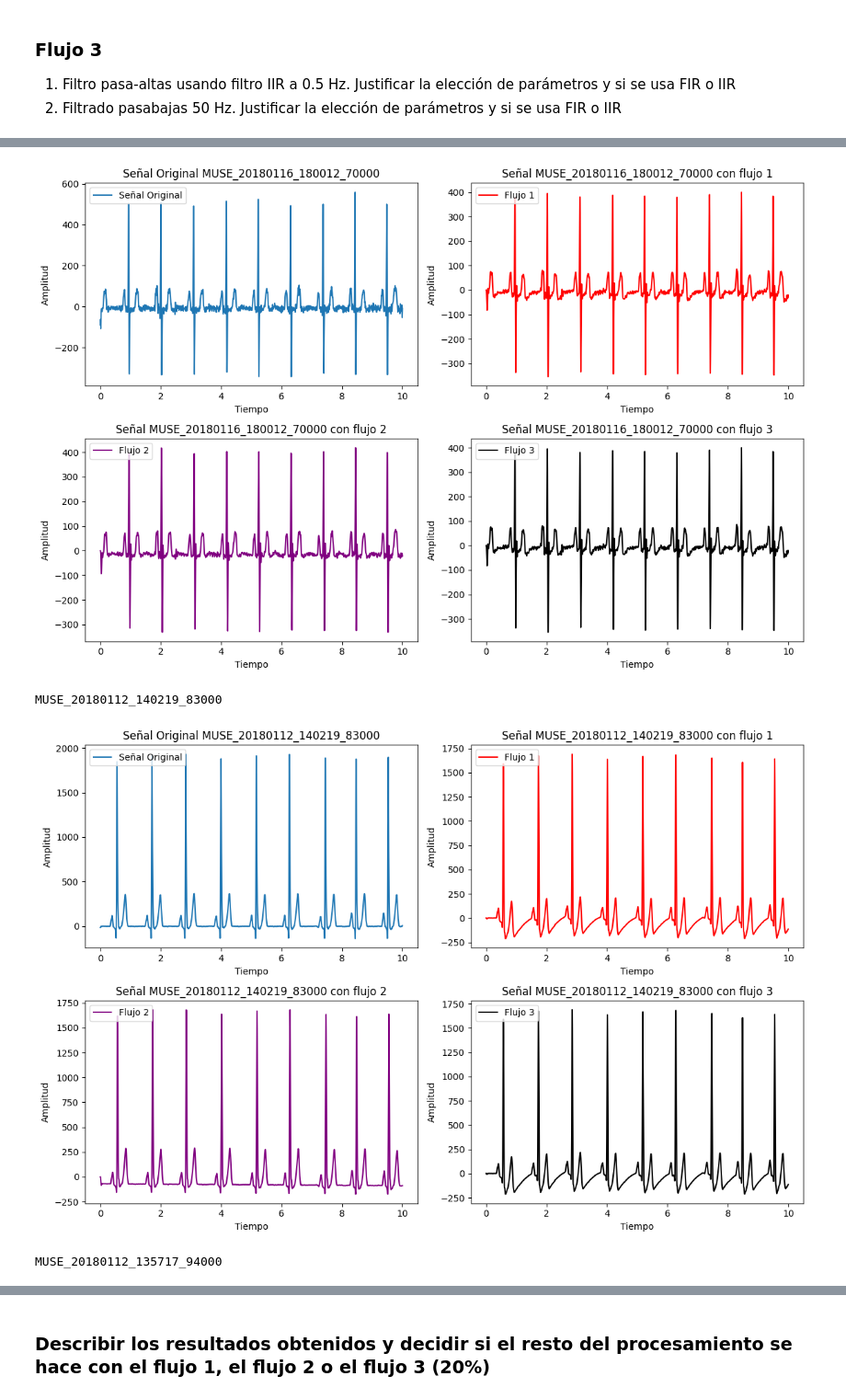
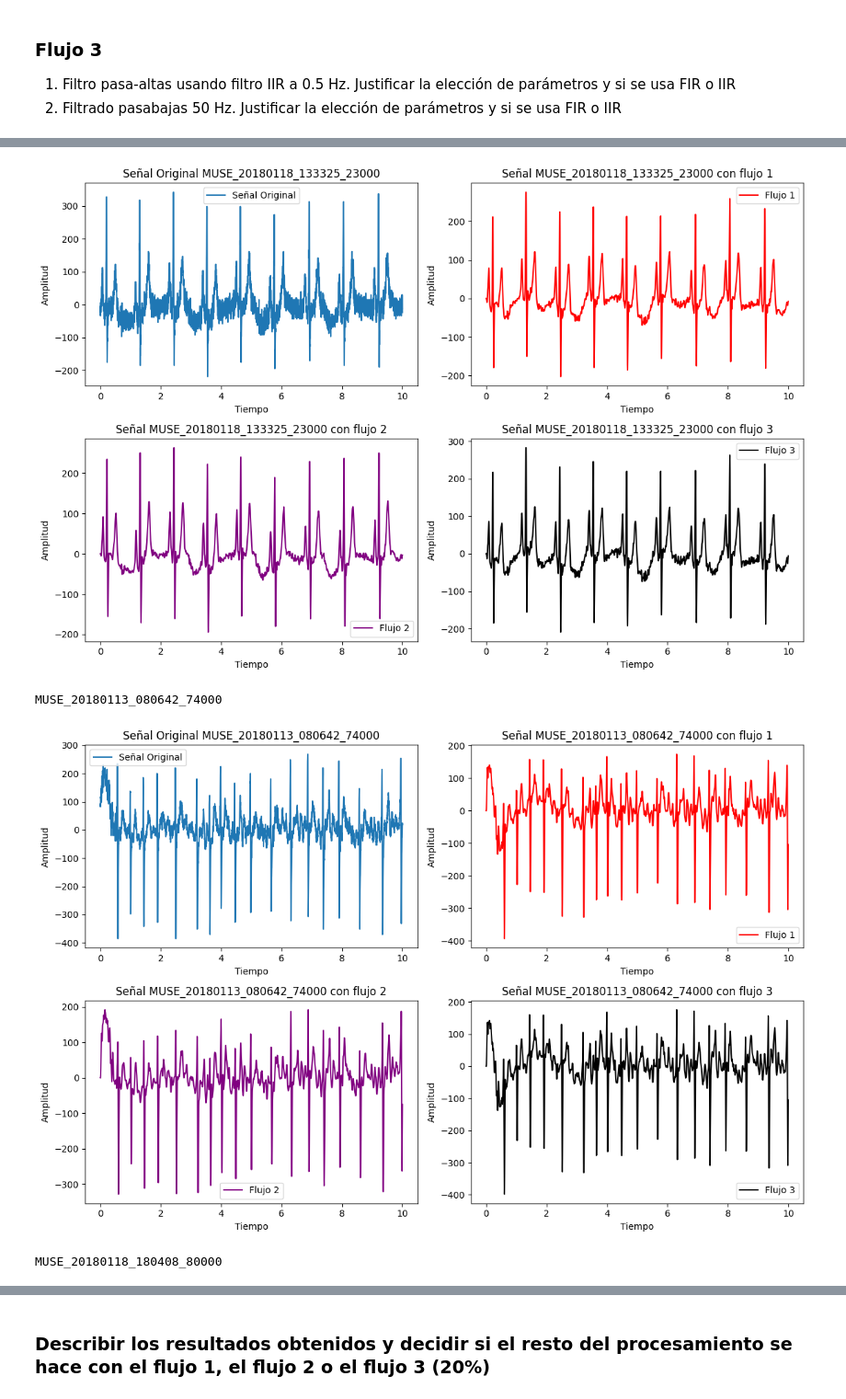
Before and after one commit to MariaOs02/LabBiosenales, a Jupyter notebook: Proyecto_3/Proyecto3.ipynb, the cells around one changed output, grey strips where cells are left out. Shown at 92% size. Saved outputs shown, nothing was run; the diff lists cells and outputs as text; code cells hidden in the pictures.

Commit message:
add proyecto4

```diff
--- a/Proyecto_3/Proyecto3.ipynb
+++ b/Proyecto_3/Proyecto3.ipynb
@@ -265,7 +265,8 @@ def cargar_datos(selected_files):
     for i, file in enumerate(selected_files):
         # Leer cada archivo y guardarlo en el diccionario con un nombre único
         # df = pd.read_csv(fr"C:\Users\Lenovo a9 w10\Downloads\Proyecto3\ECGDataDenoised/{file}.csv", delimiter=',', names=['I', 'II', 'III', 'aVR', 'aVL', 'aVF', 'V1', 'V2', 'V3', 'V4', 'V5', 'V6'])
-        df = pd.read_csv(f"./datos/ECGDataDenoised/{file}.csv", delimiter=',', names=['I', 'II', 'III', 'aVR', 'aVL', 'aVF', 'V1', 'V2', 'V3', 'V4', 'V5', 'V6'])
+        # df = pd.read_csv(f"./datos/ECGDataDenoised/{file}.csv", delimiter=',', names=['I', 'II', 'III', 'aVR', 'aVL', 'aVF', 'V1', 'V2', 'V3', 'V4', 'V5', 'V6'])
+        df = pd.read_csv(f"./datos/ECGData/ECGData/{file}.csv", delimiter=',', names=['I', 'II', 'III', 'aVR', 'aVL', 'aVF', 'V1', 'V2', 'V3', 'V4', 'V5', 'V6'])
         data_frames[f"df{i+1}"] = df
         # datos_II[f"datos_f{i+1}"] = df["II"]
         datos_II[f"{file}"] = df["II"]
@@ -377,18 +367,20 @@ def flujo_3(data,fs = 1000 ):
     data_lowpass = signal.sosfilt(sos, data_highpass)
 
     return data_lowpass
+# %%
+dfs,datos_II=cargar_datos(selected_files)
+sujetos=datos_II.keys()
 # %%
 #Aplicación de flujos
-for archivo in selected_files:
-    # Leer el archivo CSV
-    # df = pd.read_csv(fr"C:\Users\Lenovo a9 w10\Downloads\Proyecto3\ECGDataDenoised/{archivo}.csv", delimiter=',', names=['I', 'II', 'III', 'aVR', 'aVL', 'aVF', 'V1', 'V2', 'V3', 'V4', 'V5', 'V6'])
-    df = pd.read_csv(f"../Proyecto_3/datos/ECGDataDenoised/{archivo}.csv", delimiter=',', names=['I', 'II', 'III', 'aVR', 'aVL', 'aVF', 'V1', 'V2', 'V3', 'V4', 'V5', 'V6'])
-    datos_II=df["II"]
+
+for archivo in sujetos:
     print(archivo)
-    proc_signal_1=flujo_1(datos_II)
-    proc_signal_2=flujo_2(datos_II)
-    proc_signal_3=flujo_3(datos_II)
-    tiempo = np.arange(0, datos_II.shape[0]/fs,1/fs)
+    data=datos_II[archivo][1:].astype(float)  # Convertir a tipo numérico si es necesario
+    proc_signal_1=flujo_1(data)
+    proc_signal_2=flujo_2(data)
+    proc_signal_3=flujo_3(data)
+    tiempo = np.arange(0, data.shape[0]/fs,1/fs)
+
 
     # Graficar señal prefiltrada, señal original y señal procesada
     # plt.figure()
@@ -396,7 +388,7 @@ for archivo in selected_files:
 
 
     plt.subplot(2, 2, 1)
-    plt.plot(tiempo,datos_II, label='Señal Original')
+    plt.plot(tiempo,data, label='Señal Original')
     plt.title(f'Señal Original {archivo}')
     plt.xlabel('Tiempo')
     plt.ylabel('Amplitud')
@@ -434,4 +426,4 @@ MUSE_20180116_180012_70000
-[figure, old version]
+[figure, new version]
-MUSE_20180112_140219_83000
+MUSE_20180113_080642_74000
-[figure, old version]
+[figure, new version]
-MUSE_20180112_135717_94000
+MUSE_20180118_180408_80000
```
Also changed, not shown: parts of 6 cells of this notebook, 1 other file.
